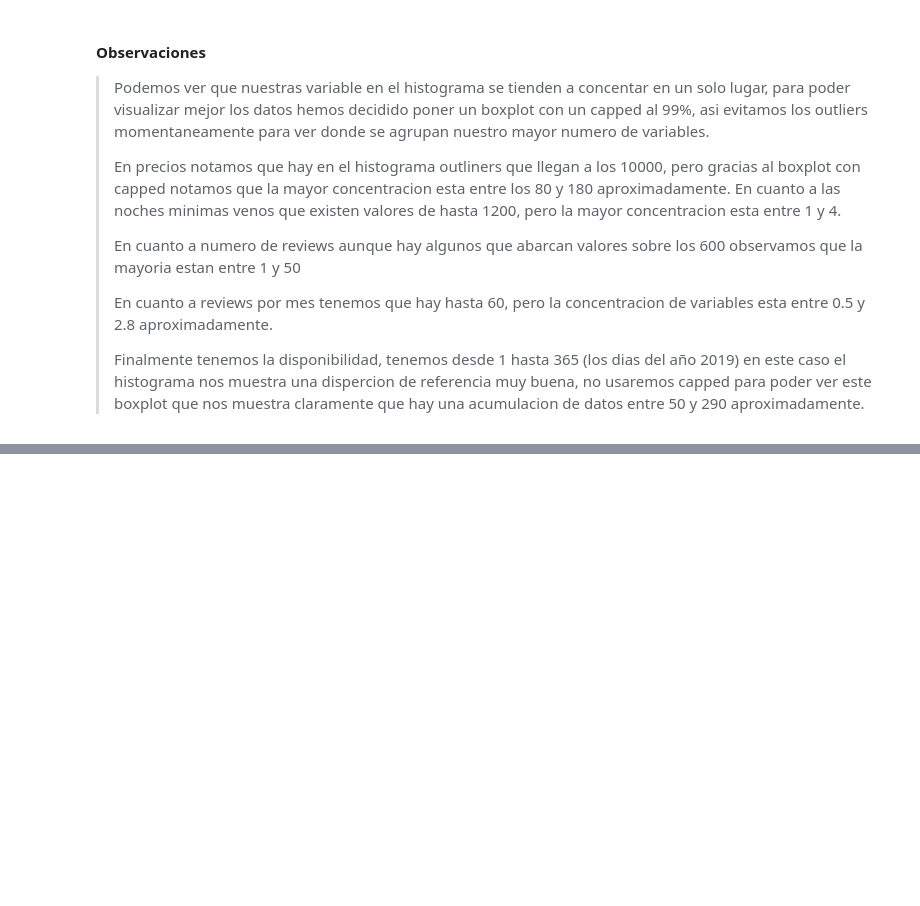
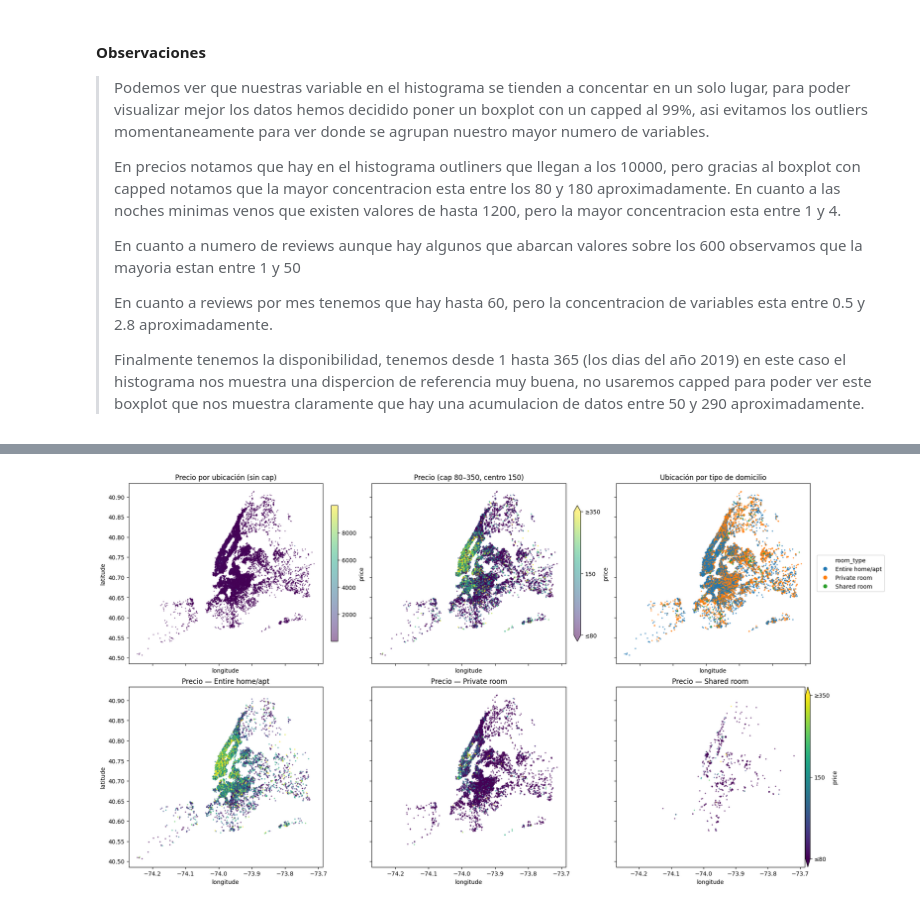
Before and after one commit to 4GeeksAcademy/AnthonnyMal-Machine-Learnig, a Jupyter notebook: src/00-eda-airbnb-ny.ipynb, the cells around one changed output, grey strips where cells are left out. Cells and saved outputs as stored; diff of their text form; code cells hidden in the pictures; blank space fills up the shorter version.

```diff
--- a/src/00-eda-airbnb-ny.ipynb
+++ b/src/00-eda-airbnb-ny.ipynb
@@ -259,0 +307,72 @@ plt.show()
+# %%
+from matplotlib.colors import TwoSlopeNorm, ListedColormap
+import matplotlib.pyplot as plt
+import matplotlib as mpl
+from mpl_toolkits.axes_grid1 import make_axes_locatable  # <-- NUEVO
+
+norm = TwoSlopeNorm(vmin=80, vcenter=150, vmax=350)
+
+# 2 filas x 3 columnas
+fig, axes = plt.subplots(2, 3, figsize=(19, 10), sharex=True, sharey=True, layout='constrained')
+
+# ===== Fila 1 =====
+# (1) sin cap
+sc1 = axes[0,0].scatter(df['longitude'], df['latitude'], c=df['price'], s=1, alpha=0.5)
+cb1 = fig.colorbar(sc1, ax=axes[0,0], fraction=0.035, pad=0.02, shrink=0.9)
+cb1.set_label('price')
+axes[0,0].set_title('Precio por ubicación (sin cap)')
+axes[0,0].set_xlabel('longitude'); axes[0,0].set_ylabel('latitude')
+
+# (2) con cap 80–350, centro 150
+sc2 = axes[0,1].scatter(
+    df['longitude'], df['latitude'],
+    c=df['price'], s=2, alpha=0.5,
+    cmap='viridis', norm=norm
+)
+cb2 = fig.colorbar(sc2, ax=axes[0,1], extend='both', fraction=0.035, pad=0.02, shrink=0.9)
+cb2.set_label('price')
+cb2.set_ticks([80,150,350]); cb2.set_ticklabels(['≤80','150','≥350'])
+axes[0,1].set_title('Precio (cap 80–350, centro 150)')
+axes[0,1].set_xlabel('longitude')
+
+# (3) categórico por room_type
+room_types = df['room_type'].dropna().value_counts().index[:3]
+codes = df['room_type'].map({rt: i for i, rt in enumerate(room_types)})
+palette = ListedColormap(plt.get_cmap('tab10').colors[:3])
+
+axes[0,2].scatter(
+    df.loc[codes.notna(), 'longitude'],
+    df.loc[codes.notna(), 'latitude'],
+    c=codes.dropna().astype(int), s=2, alpha=0.6,
+    cmap=palette, vmin=0, vmax=2
+)
+axes[0,2].set_title('Ubicación por tipo de domicilio')
+axes[0,2].set_xlabel('longitude')
+handles = [plt.Line2D([0],[0], marker='o', linestyle='', markersize=6,
+                      color=palette(i), label=rt) for i, rt in enumerate(room_types)]
+axes[0,2].legend(handles=handles, title='room_type',
+                 loc='center left', bbox_to_anchor=(1.02, 0.5), frameon=True)
+
+# ===== Fila 2: mapas por tipo con el mismo cap =====
+for j, rt in enumerate(room_types):
+    mask = (df['room_type'] == rt)
+    axes[1,j].scatter(
+        df.loc[mask, 'longitude'], df.loc[mask, 'latitude'],
+        c=df.loc[mask, 'price'], s=2, alpha=0.5,
+        cmap='viridis', norm=norm
+    )
+    axes[1,j].set_title(f'Precio — {rt}')
+    axes[1,j].set_xlabel('longitude')
+axes[1,0].set_ylabel('latitude')
+
+# === Colorbar compartida de la 2ª fila, pegada al último subplot ===
+mappable = mpl.cm.ScalarMappable(norm=norm, cmap='viridis'); mappable.set_array([])
+divider = make_axes_locatable(axes[1,2])
+cax = divider.append_axes("right", size="2.5%", pad=0.02)  # ajusta pad para acercar/alejar
+cb_shared = fig.colorbar(mappable, cax=cax, extend='both')
+cb_shared.set_label('price')
+cb_shared.set_ticks([80,150,350]); cb_shared.set_ticklabels(['≤80','150','≥350'])
+
+plt.show()
+# %% [output]
+[figure, added]
```
Also changed, not shown: parts of 4 cells of this notebook, 2 other files.
